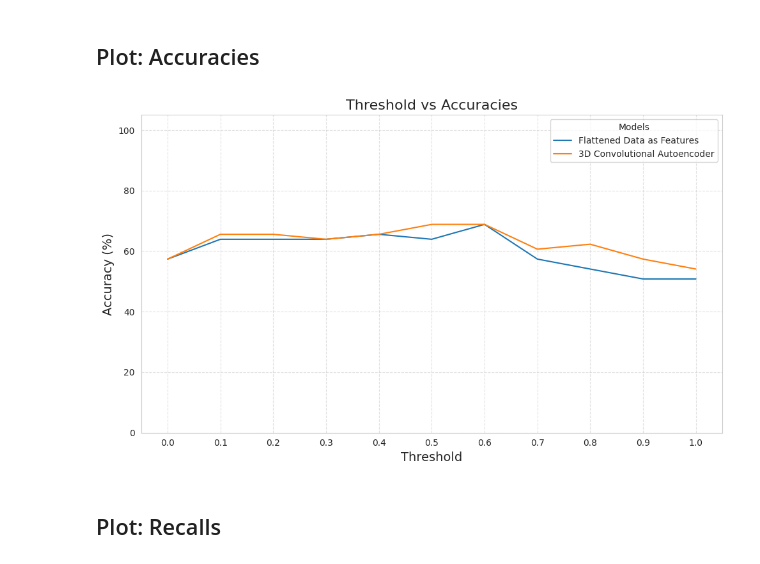
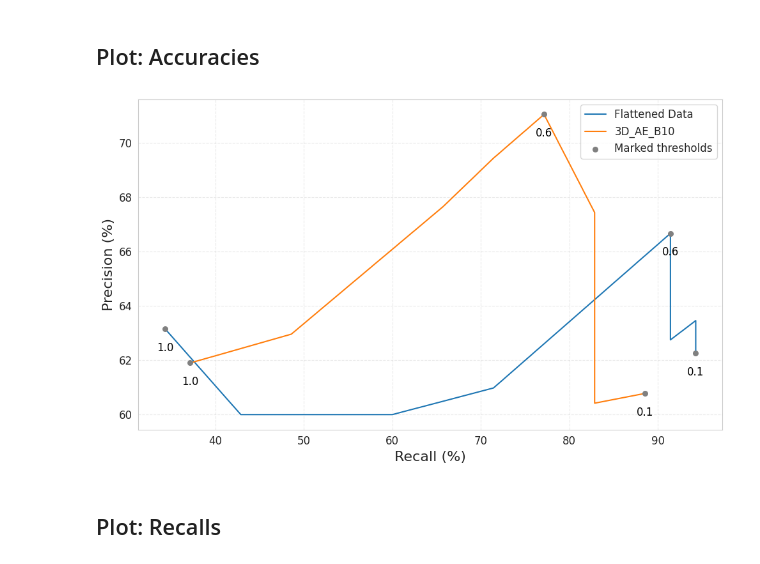
Before and after one commit to bhumikasadbhave/Master-Thesis-SITS, a Jupyter notebook: Experimentation/threshold-experimentation.ipynb, the cells around one changed output. Cells and saved outputs as stored; diff of their text form; code cells hidden in the pictures.

```diff
--- a/Experimentation/threshold-experimentation.ipynb
+++ b/Experimentation/threshold-experimentation.ipynb
@@ -396,8 +408,10 @@ Clustering Accuracy: Convert sub-patch level labels to patch-level labels and co
 thresholds = [round(x, 2) for x in np.arange(0.0, 1.1, 0.1)]
 accuracies_3d = []
 recalls_3d = []
+precision_3d = []
 
 for t in thresholds:
     disease, acc, precision, recall, f1_score, f2_score = evaluate_clustering_metrics(eval_coord_dataloader, eval_subpatch_predictions, config.labels_path, t)
     accuracies_3d.append(acc)
     recalls_3d.append(recall)
+    precision_3d.append(precision)
@@ -414,16 +434,30 @@ plot_acc_vs_recall(thresholds, accuracies_3d, recalls_3d, " ")
 # %% [markdown]
 ## Plot: Accuracies
-# %%
-accuracies_dict = {
-    'Flattened Data as Features': accuracies_kmeans,
-    # 'Histogram Features': accuracies_hist,
-    # '2D Convolutional Autoencoder': accuracies_2d,
-    '3D Convolutional Autoencoder': accuracies_3d
-}
-
-plot_accuracies(thresholds, accuracies_dict)
-# %% [output]
-[figure, removed]
+# %%
+accuracies_dict = {
+    'Flattened Data': accuracies_kmeans,
+    # 'Histogram Features': accuracies_hist,
+    # '2D Convolutional Autoencoder': accuracies_2d,
+    '3D_AE_B10': accuracies_3d
+}
+
+recalls_dict = {
+    'Flattened Data': recalls_kmeans,
+    # 'Histogram Features': recalls_hist,
+    # '2D Convolutional Autoencoder': recalls_2d,
+    '3D_AE_B10': recalls_3d
+}
+
+precisions_dict = {
+    'Flattened Data': precisions_kmeans,
+    # 'Histogram Features': precisions_hist,
+    # '2D Convolutional Autoencoder': recalls_2d,
+    '3D_AE_B10': precision_3d
+}
+
+plot_acc_vs_recall_for_paper(thresholds, precisions_dict, recalls_dict)
+# %% [output]
+[figure, added]
 # %% [markdown]
 ## Plot: Recalls
 # %%
```
Also changed, not shown: parts of 15 cells of this notebook, 6 other files.
